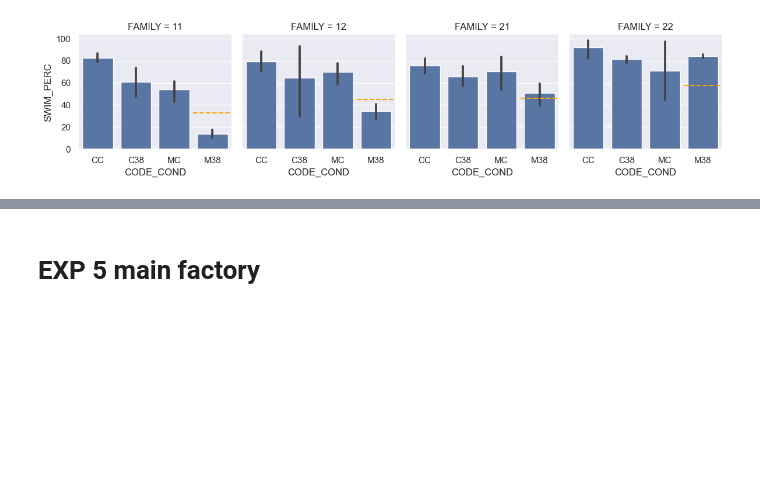
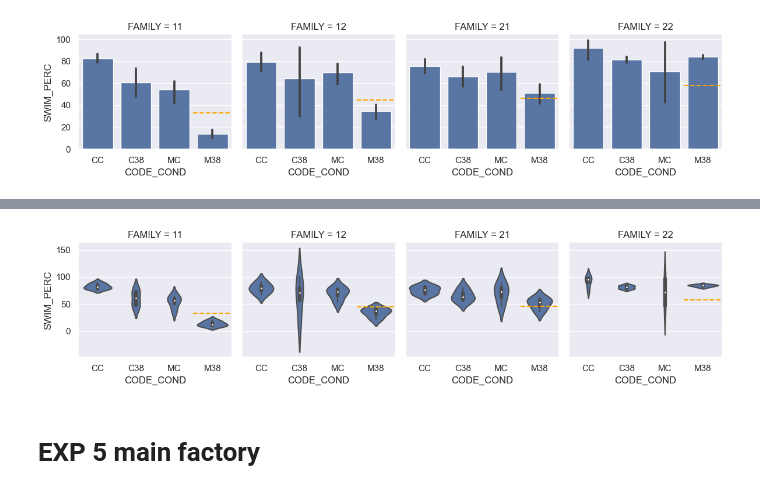
Before and after one commit to mitoclub/fish-strong-purifying-selection, a Jupyter notebook: notebooks/stat_plots_for_paper_draft.ipynb, the cells around one changed output, grey strips where cells are left out. Saved outputs shown, nothing was run; the diff lists cells and outputs as text; code cells hidden in the pictures; blank space fills up the shorter version.

```diff
--- a/notebooks/stat_plots_for_paper_draft.ipynb
+++ b/notebooks/stat_plots_for_paper_draft.ipynb
@@ -100,3 +126,14 @@ ax4.axhline(exp_22, xmin=0.75, ls='--', color='orange');
+# %%
+g = sns.FacetGrid(exp5lab, col="FAMILY")
+g.map(sns.violinplot, 'CODE_COND', 'SWIM_PERC', order=['CC', 'C38', 'MC', 'M38'])
+
+ax1, ax2, ax3, ax4 = g.axes[0]
+ax1.axhline(exp_11, xmin=0.75, ls='--', color='orange')
+ax2.axhline(exp_12, xmin=0.75, ls='--', color='orange')
+ax3.axhline(exp_21, xmin=0.75, ls='--', color='orange')
+ax4.axhline(exp_22, xmin=0.75, ls='--', color='orange');
+# %% [output]
+[figure, added]
 # %% [markdown]
 # EXP 5 main factory
 # %%
```
Also changed, not shown: parts of 20 cells of this notebook, 1 other file.
